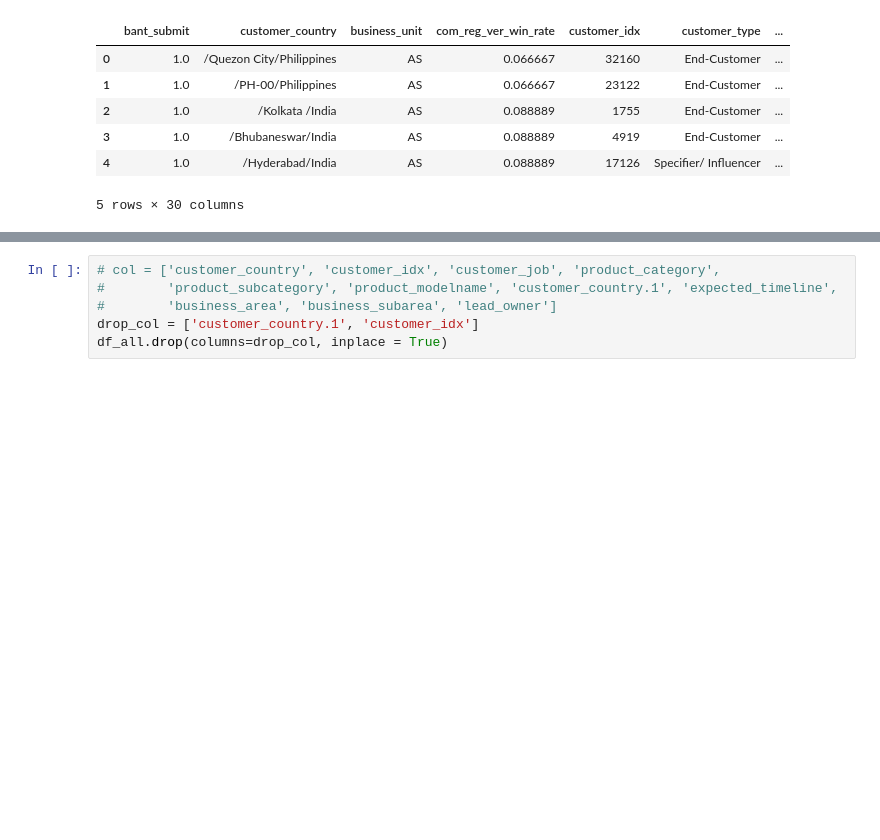
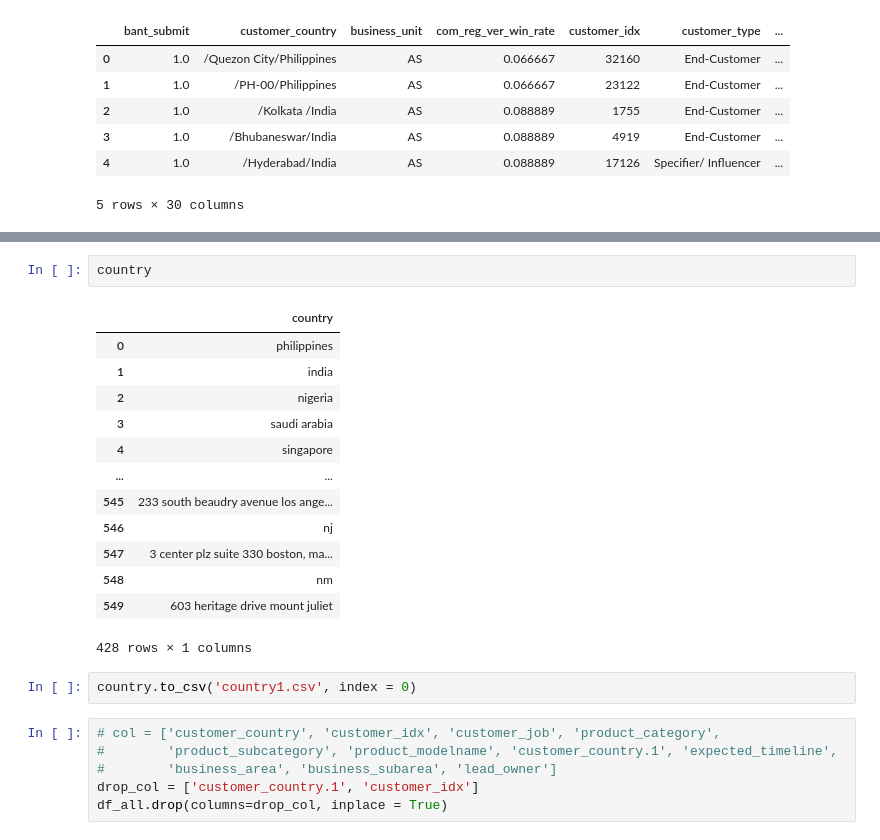
Before and after one commit to Junoflows/LG_Aimers_phase2, a Jupyter notebook: practice.ipynb, the cells around one changed output, grey strips where cells are left out. Drawn from its saved outputs; the diff is of its cells as text; blank space fills up the shorter version.

```diff
--- a/practice.ipynb
+++ b/practice.ipynb
@@ -80,3 +83,21 @@ dtype: int64
+# %%
+country
+# %% [output]
+|  | country |
+| 0 | philippines |
+| 1 | india |
+| 2 | nigeria |
+| 3 | saudi arabia |
+| 4 | singapore |
+| ... | ... |
+| 545 | 233 south beaudry avenue los ange... |
+| 546 | nj |
+| 547 | 3 center plz suite 330 boston, ma... |
+| 548 | nm |
+| 549 | 603 heritage drive mount juliet |
+428 rows × 1 columns
+# %%
+country.to_csv('country1.csv', index = 0)
 # %%
 # col = ['customer_country', 'customer_idx', 'customer_job', 'product_category',
 #        'product_subcategory', 'product_modelname', 'customer_country.1', 'expected_timeline',
```
Also changed, not shown: parts of 5 cells of this notebook, 2 other files.
